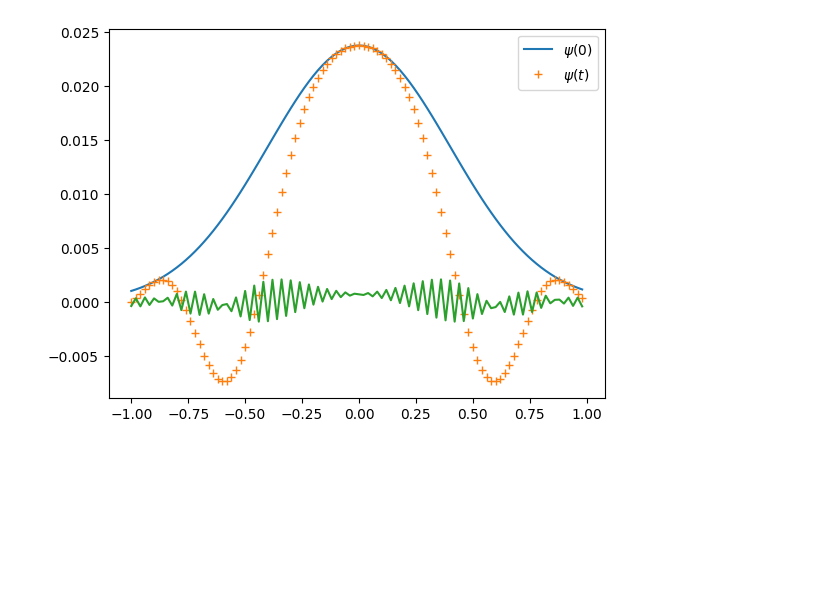
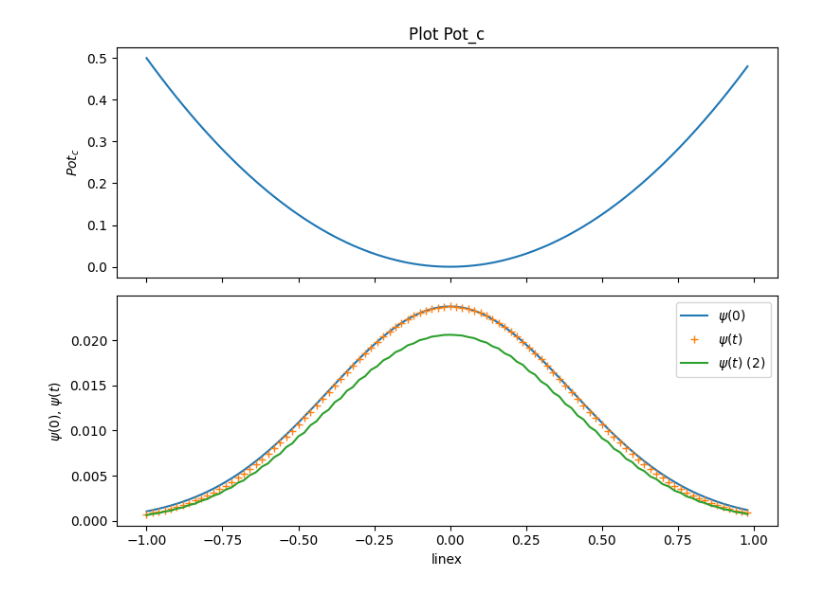
Before and after one commit to faliqadlan/trotter-suzuki, a Jupyter notebook: main.ipynb, the cells around one changed output. Cells and saved outputs as stored; diff of their text form; code cells hidden in the pictures; blank space fills up the shorter version.

Commit message:
done adjust plot

```diff
--- a/main.ipynb
+++ b/main.ipynb
@@ -5,7 +5,7 @@ import math
 
 n=100
 l=1
-tau=5*np.pi
+tau=0.5*np.pi
 ka=1
 
 h=(l-(-l))/n
@@ -53,35 +53,49 @@ psi_in=np.zeros(2, dtype=np.complex_)
 psi_o=np.zeros(2)
 # print(len(psit_c), len(Pot_c), M2, len(psit2_c), print(psi_o))
 
 #---Below are the first block of matrix multiplication between initial wave----
 #---function (psi_o) and matrix block of H0 -----------------------------------
 
 for i in range(0,(n), 2):
     psit2_k=ct_c*psit_c[i]-st_c*psit_c[i+1]
     psit2_k1=st_c*psit_c[i]+ct_c*psit_c[i+1]
     psit2_c[i] = (psit2_k)
     psit2_c[i+1] = (psit2_k1)
     # print(i, psit2_c[i], psit2_k, psit2_c[i+1], psit2_k1)
     psi_in[0]=psit_c[i]
     psi_in[1]=psit_c[i+1]
     psi_o=np.matmul(M2,psi_in)
     psit2_c[i]=psi_o[0]
     psit2_c[i+1]=psi_o[1]
     # print(linex[i],psit2_c[i])
 
 for i in range(0,(n), 2):
     psi_in[0]=psit2_c[i]
     psi_in[1]=psit2_c[i+1]
     psi_o=np.matmul(M2,psi_in)
     psit2_c[i]=psi_o[0]
     psit2_c[i+1]=psi_o[1]
 
 #for i in range(0,(n+1)):
  # print(linex[i],psit2_c[i])
-plt.plot(linex,psi0_cN)
-plt.plot(linex,psit_c,'+')
-plt.plot(linex,psit2_c,'-')
-plt.legend(["$\psi(0)$","$\psi(t)$"],loc='best')
+# Membuat subplot
+fig, axs = plt.subplots(2, 1, sharex=True, figsize=(8, 6))
+
+# Plot pertama untuk Pot_c
+axs[0].plot(linex, Pot_c)
+axs[0].set_ylabel("$Pot_c$")
+axs[0].set_title("Plot Pot_c")
+
+# Plot kedua untuk psi0_cN, psit_c, dan psit2_c
+axs[1].plot(linex, psi0_cN)
+axs[1].plot(linex, psit_c, '+')
+axs[1].plot(linex, psit2_c, '-')
+axs[1].set_ylabel("$\psi(0)$, $\psi(t)$")
+axs[1].set_xlabel("linex")
+axs[1].legend(["$\psi(0)$", "$\psi(t)$", "$\psi(t)$ (2)"], loc='best')
+
+# Menampilkan plot
+plt.tight_layout()
 plt.show()
 # %% [output]
-[figure, old version]
+[figure, new version]
```
